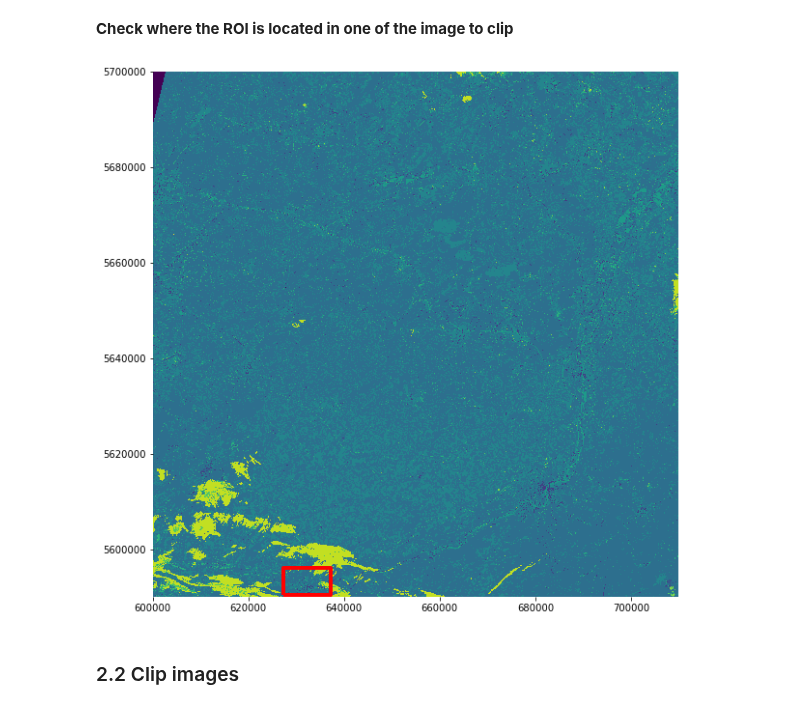
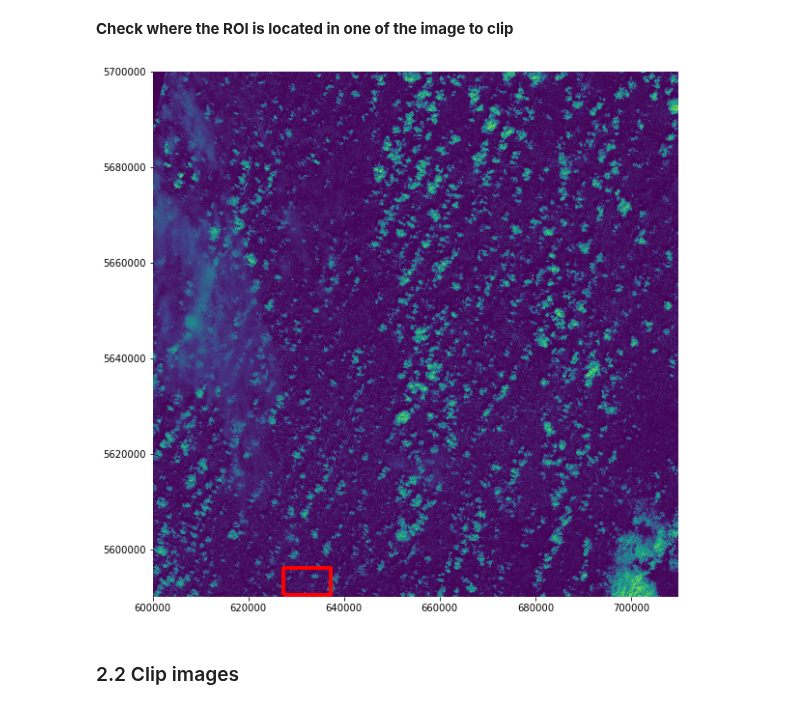
Before and after one commit to nicolasdeffense/eo-toolbox, a Jupyter notebook: notebooks/4_Sentinel_2_preprocessing/sentinel_2_prepro.ipynb, the cells around one changed output. Saved outputs shown, nothing was run; the diff lists cells and outputs as text; code cells hidden in the pictures.

```diff
--- a/notebooks/4_Sentinel_2_preprocessing/sentinel_2_prepro.ipynb
+++ b/notebooks/4_Sentinel_2_preprocessing/sentinel_2_prepro.ipynb
@@ -246,17 +244,23 @@ There are 48 images to clip
 # %%
 fig, ax = plt.subplots(1, 1, figsize=(10,10))
 
 # Plot image
-im_file = list_im_to_clip[0]
+
+# First image of the list
+#im_file = list_im_to_clip[0]
+
+# A cloudy image
+im_file = [s for s in list_im_to_clip if all(xs in s for xs in ['20200621','B04'])][0]
+
 src = rasterio.open(im_file, "r")
 rasterio.plot.show(src, ax=ax)
 
 # Plot vector
 roi_gdf.plot(facecolor='none', edgecolor='red', linewidth = 4, ax=ax)
 
 plt.box(False)
 # %% [output]
-[figure, old version]
+[figure, new version]
 # %% [markdown]
 ### 2.2 Clip images
 # %%
```
Also changed, not shown: parts of 8 cells of this notebook, 6 other files.
